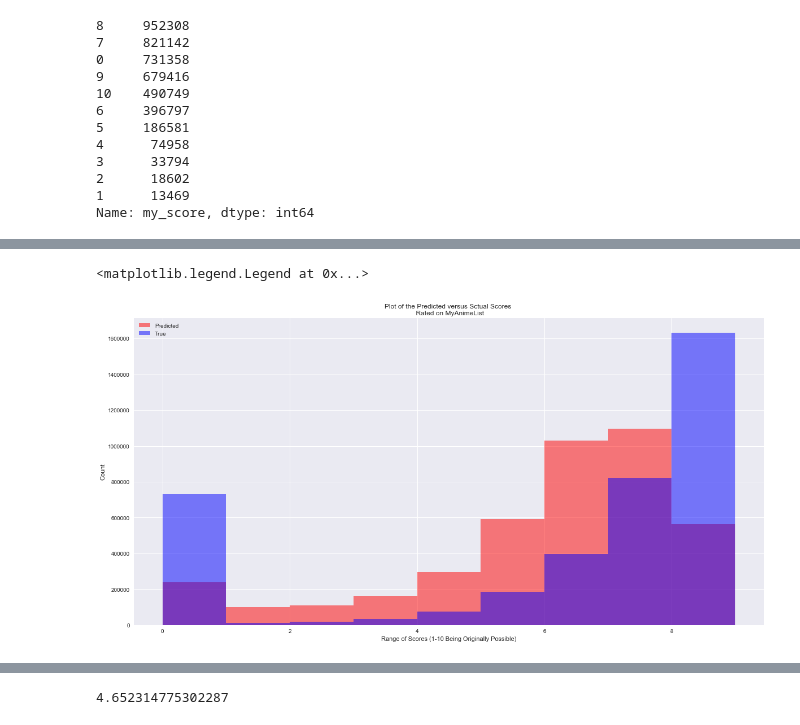
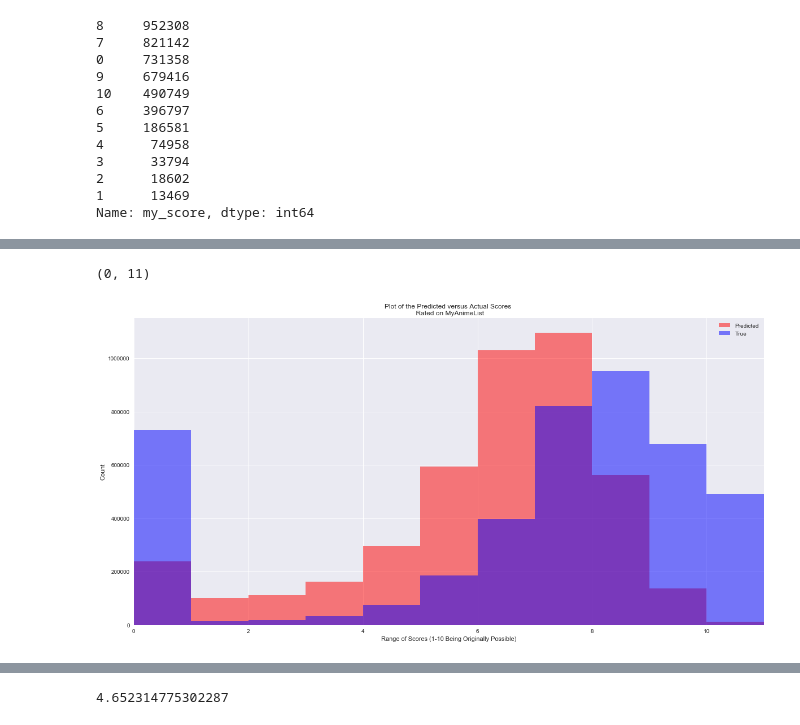
Before and after one commit to Jameshskelton/Anime_Recommender, a Jupyter notebook: myanimelist/EDA-myanimelist.ipynb, the cells around one changed output, grey strips where cells are left out. Saved outputs shown, nothing was run; the diff lists cells and outputs as text; code cells hidden in the pictures.

Commit message:
more changes, improvements to graphs and style of presentation

```diff
--- a/myanimelist/EDA-myanimelist.ipynb
+++ b/myanimelist/EDA-myanimelist.ipynb
@@ -330,12 +399,14 @@ Name: my_score, dtype: int64
 # %%
+# plot of actual versus predicted hist
 fig, ax = plt.subplots(figsize = (20,10))
 
-plt.hist(preds.rating,  bins = range(10), color = 'red', alpha = .5, label = 'Predicted')
-plt.hist(preds.my_score, bins = range(10), color = 'blue', alpha =.5, label = 'True')
-ax.set_title('Plot of the Predicted versus Sctual Scores \n Rated on MyAnimeList')
+plt.hist(preds.rating,  bins = range(15), color = 'red', alpha = .5, label = 'Predicted')
+plt.hist(preds.my_score, bins = range(15), color = 'blue', alpha =.5, label = 'True')
+ax.set_title('Plot of the Predicted versus Actual Scores \n Rated on MyAnimeList')
 ax.set_ylabel('Count')
 ax.set_xlabel('Range of Scores (1-10 Being Originally Possible)')
 ax.legend()
+ax.set_xlim(0,11)
 # %% [output]
-<matplotlib.legend.Legend at 0x...>
+(0, 11)
-[figure, old version]
+[figure, new version]
```
Also changed, not shown: parts of 17 cells of this notebook, 1 other file.
